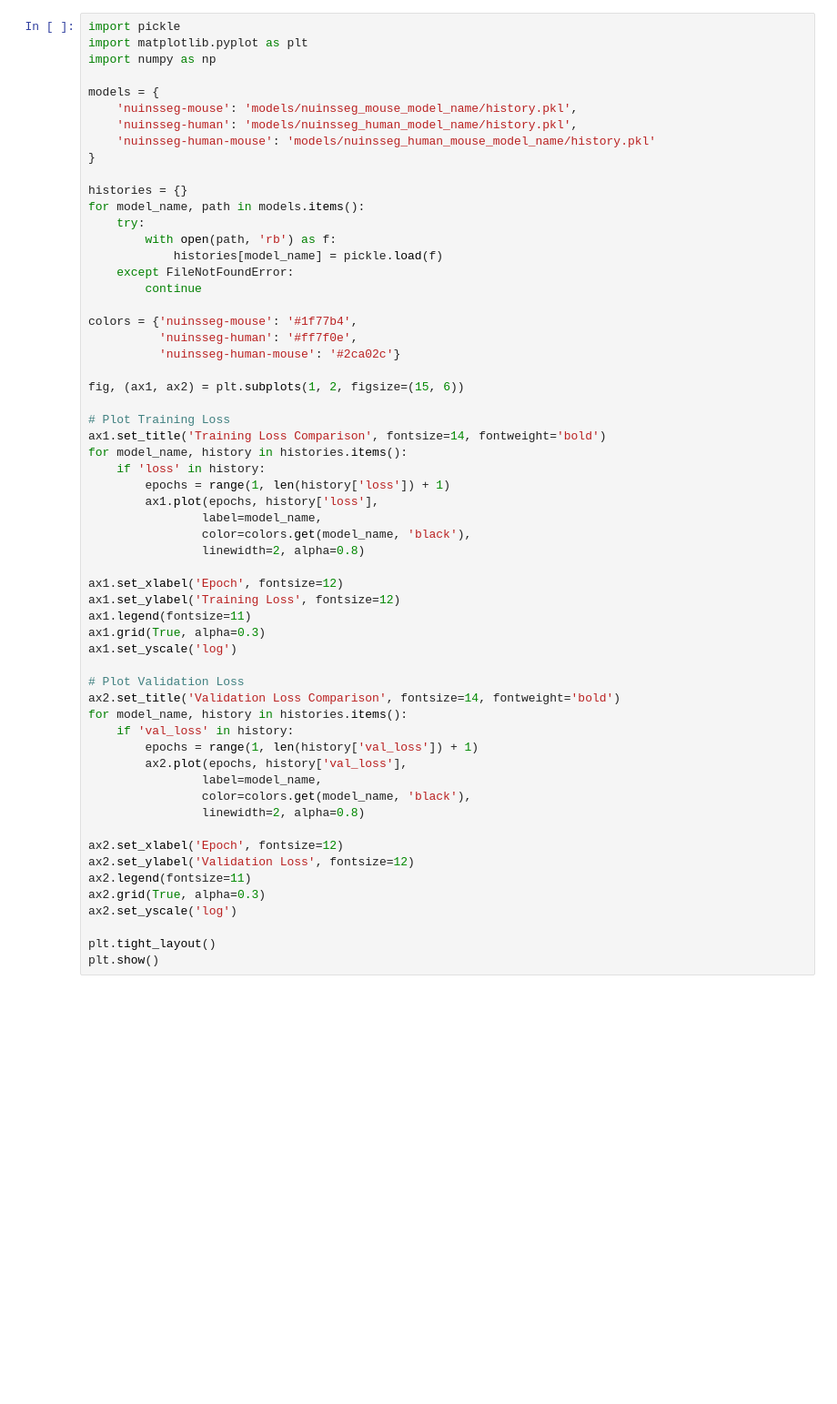
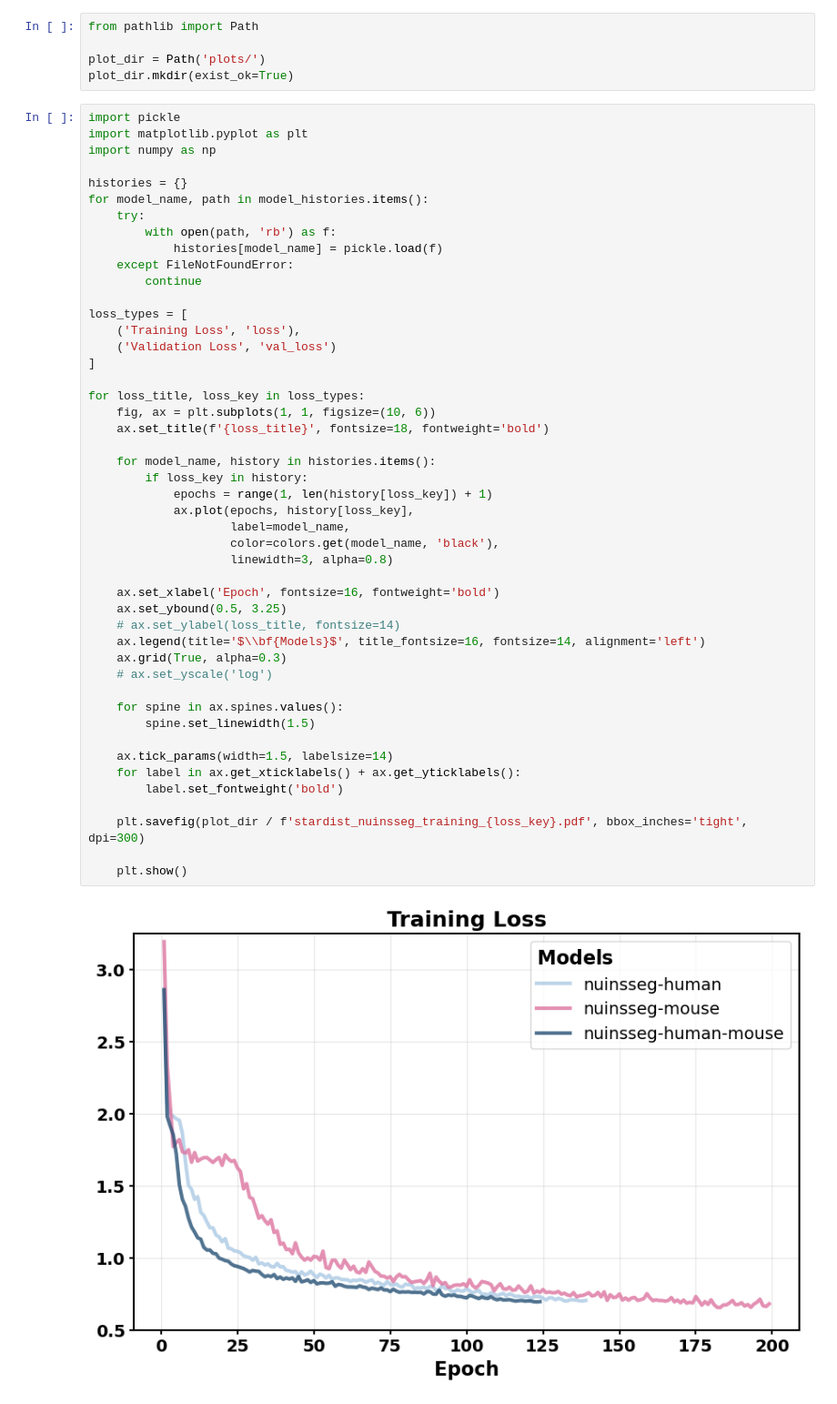
Before and after one commit to naturalhabitat/stardist-nuinsseg-model-training, a Jupyter notebook: plot_training_results.ipynb, the cells around one changed output. Shown: that part at 91% size. Cells and saved outputs as stored; diff of their text form; blank space fills up the shorter version.

Commit message:
update eval plotss

```diff
--- a/plot_training_results.ipynb
+++ b/plot_training_results.ipynb
@@ -3,59 +37,54 @@
+# %%
+from pathlib import Path
+
+plot_dir = Path('plots/')
+plot_dir.mkdir(exist_ok=True)
 # %%
 import pickle
 import matplotlib.pyplot as plt
 import numpy as np
 
-models = {
-    'nuinsseg-mouse': 'models/nuinsseg_mouse_model_name/history.pkl',
-    'nuinsseg-human': 'models/nuinsseg_human_model_name/history.pkl',
-    'nuinsseg-human-mouse': 'models/nuinsseg_human_mouse_model_name/history.pkl'
-}
-
 histories = {}
-for model_name, path in models.items():
+for model_name, path in model_histories.items():
     try:
         with open(path, 'rb') as f:
             histories[model_name] = pickle.load(f)
     except FileNotFoundError:
         continue
 
-colors = {'nuinsseg-mouse': '#1f77b4',
-          'nuinsseg-human': '#ff7f0e',
-          'nuinsseg-human-mouse': '#2ca02c'}
+loss_types = [
+    ('Training Loss', 'loss'),
+    ('Validation Loss', 'val_loss')
+]
 
-fig, (ax1, ax2) = plt.subplots(1, 2, figsize=(15, 6))
+for loss_title, loss_key in loss_types:
+    fig, ax = plt.subplots(1, 1, figsize=(10, 6))
+    ax.set_title(f'{loss_title}', fontsize=18, fontweight='bold')
 
-# Plot Training Loss
-ax1.set_title('Training Loss Comparison', fontsize=14, fontweight='bold')
-for model_name, history in histories.items():
-    if 'loss' in history:
-        epochs = range(1, len(history['loss']) + 1)
-        ax1.plot(epochs, history['loss'],
-                label=model_name,
-                color=colors.get(model_name, 'black'),
-                linewidth=2, alpha=0.8)
+    for model_name, history in histories.items():
+        if loss_key in history:
+            epochs = range(1, len(history[loss_key]) + 1)
+            ax.plot(epochs, history[loss_key],
+                    label=model_name,
+                    color=colors.get(model_name, 'black'),
+                    linewidth=3, alpha=0.8)
 
-ax1.set_xlabel('Epoch', fontsize=12)
-ax1.set_ylabel('Training Loss', fontsize=12)
-ax1.legend(fontsize=11)
-ax1.grid(True, alpha=0.3)
-ax1.set_yscale('log')
+    ax.set_xlabel('Epoch', fontsize=16, fontweight='bold')
+    ax.set_ybound(0.5, 3.25)
+    # ax.set_ylabel(loss_title, fontsize=14)
+    ax.legend(title='$\\bf{Models}$', title_fontsize=16, fontsize=14, alignment='left')
+    ax.grid(True, alpha=0.3)
+    # ax.set_yscale('log')
 
-# Plot Validation Loss
-ax2.set_title('Validation Loss Comparison', fontsize=14, fontweight='bold')
-for model_name, history in histories.items():
-    if 'val_loss' in history:
-        epochs = range(1, len(history['val_loss']) + 1)
-        ax2.plot(epochs, history['val_loss'],
-                label=model_name,
-                color=colors.get(model_name, 'black'),
-                linewidth=2, alpha=0.8)
+    for spine in ax.spines.values():
+        spine.set_linewidth(1.5)
 
-ax2.set_xlabel('Epoch', fontsize=12)
-ax2.set_ylabel('Validation Loss', fontsize=12)
-ax2.legend(fontsize=11)
-ax2.grid(True, alpha=0.3)
-ax2.set_yscale('log')
+    ax.tick_params(width=1.5, labelsize=14)
+    for label in ax.get_xticklabels() + ax.get_yticklabels():
+        label.set_fontweight('bold')
 
-plt.tight_layout()
-plt.show()
+    plt.savefig(plot_dir / f'stardist_nuinsseg_training_{loss_key}.pdf', bbox_inches='tight', dpi=300)
+
+    plt.show()
+# %% [output]
+[figure, added]
```
Also changed, not shown: parts of 6 cells of this notebook.
